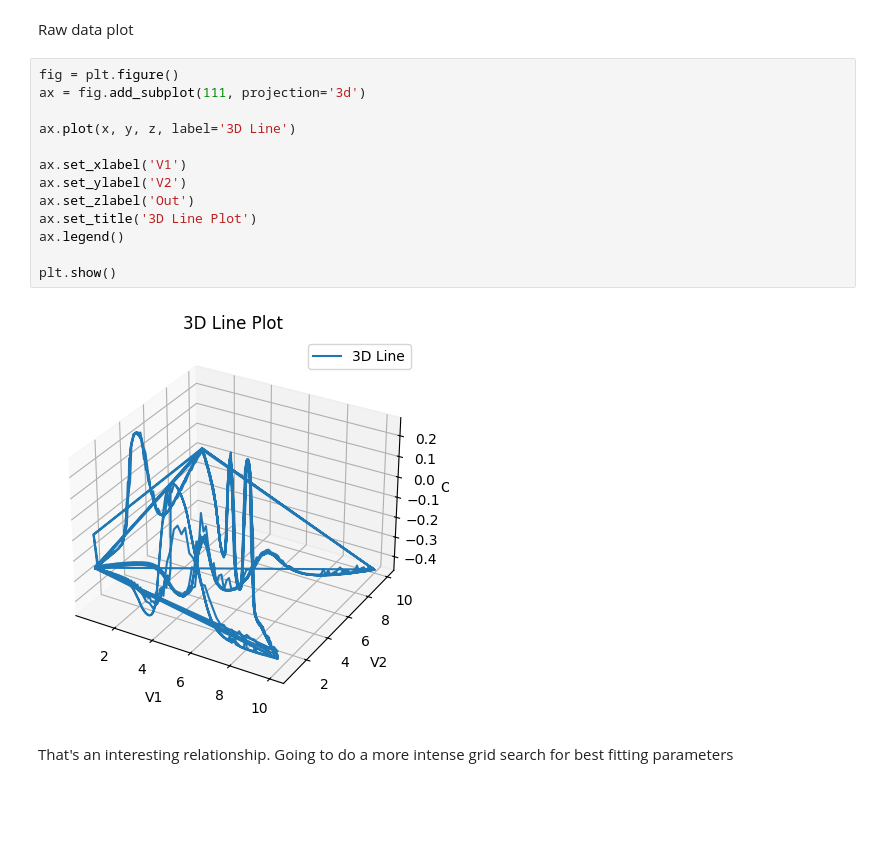
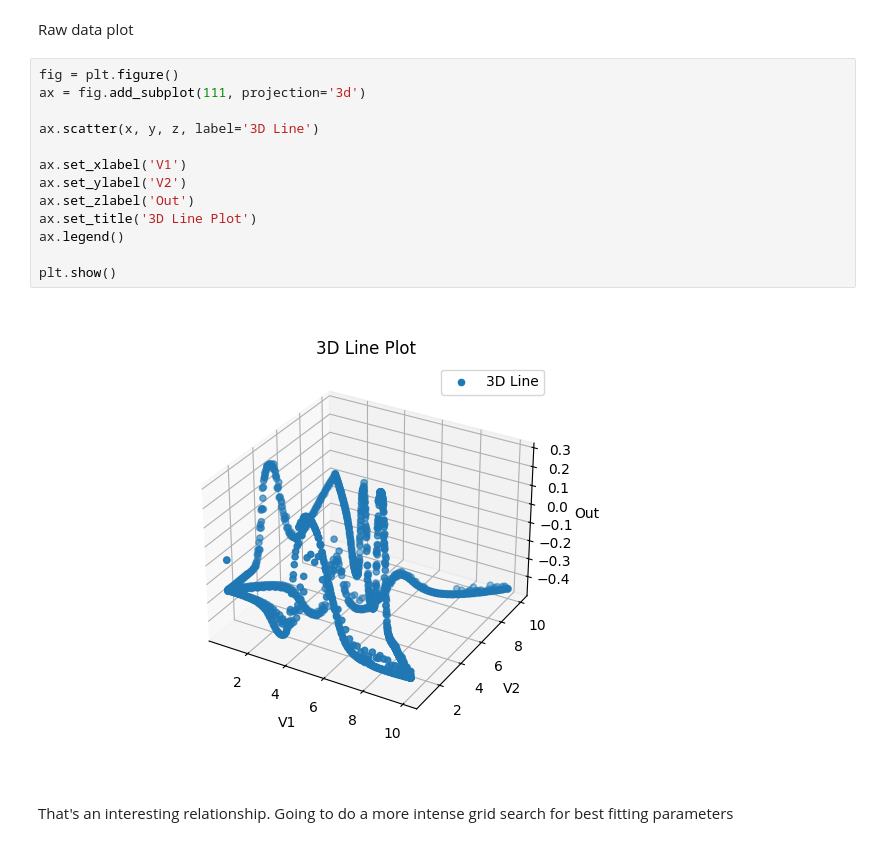
Before and after one commit to ubsuny/ML_LCVR-CP2P2024, a Jupyter notebook: single_wave_fit.ipynb, the cells around one changed output. Drawn from its saved outputs; the diff is of its cells as text; blank space fills up the shorter version.

```diff
--- a/single_wave_fit.ipynb
+++ b/single_wave_fit.ipynb
@@ -36,18 +48,18 @@ Raw data plot
 # %%
 fig = plt.figure()
 ax = fig.add_subplot(111, projection='3d')
 
-ax.plot(x, y, z, label='3D Line')
+ax.scatter(x, y, z, label='3D Line')
 
 ax.set_xlabel('V1')
 ax.set_ylabel('V2')
 ax.set_zlabel('Out')
 ax.set_title('3D Line Plot')
 ax.legend()
 
 plt.show()
 # %% [output]
-[figure, old version]
+[figure, new version]
 # %% [markdown]
 That's an interesting relationship. Going to do a more intense grid search for best fitting parameters
 # %%
```
Also changed, not shown: parts of 11 cells of this notebook.
